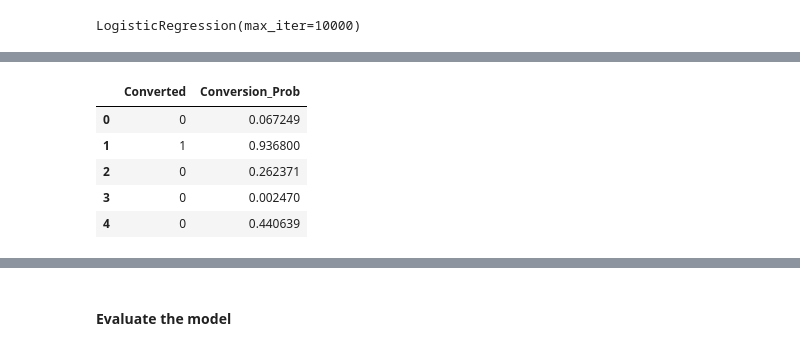
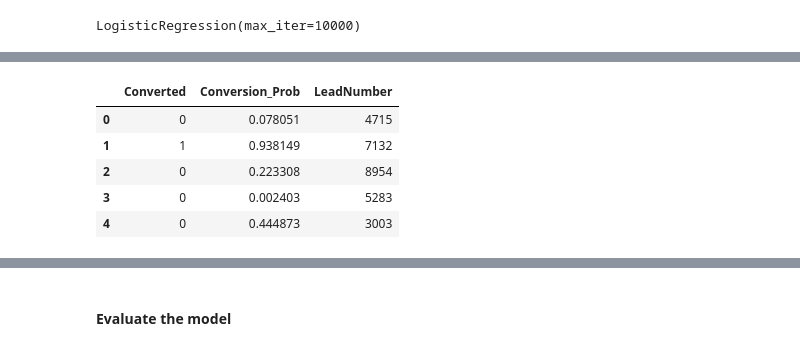
Before and after one commit to felixphilipk/Leads-Scoring, a Jupyter notebook: LeadScoringAssignment'.ipynb, the cells around one changed output, grey strips where cells are left out. Drawn from its saved outputs; the diff is of its cells as text; code cells hidden in the pictures.

```diff
--- a/LeadScoringAssignment'.ipynb
+++ b/LeadScoringAssignment'.ipynb
@@ -353,0 +584,3 @@ data = pd.get_dummies(data, columns=categorical_cols, drop_first=True)
+# %%
+data.drop(to_drop,axis=1,inplace=True)
+data.head()
@@ -440,0 +702,4 @@ Last Notable Activity_SMS Sent                           2.4348      0.129     1
+# %%
+#Dropping Tags_wrong number given column since its p value is very high
+X_train_sm.drop('Tags_wrong number given',1,inplace=True)
+X_train_sm.columns
@@ -440,0 +739,4 @@ Last Notable Activity_SMS Sent                           2.4348      0.129     1
+# %%
+#Dropping Lead Source_Welingak Website column since its p value is very high
+X_train_sm.drop('Lead Source_Welingak Website',1,inplace=True)
+X_train_sm.columns
@@ -440,0 +752,6 @@ Last Notable Activity_SMS Sent                           2.4348      0.129     1
+# %%
+# Fit the logistic regression model using statsmodels
+logm3 = sm.GLM(y_train, X_train_sm, family=sm.families.Binomial())
+res = logm3.fit()
+# Print the model summary
+print(res.summary())
@@ -494,14 +827,15 @@ array([6.72490586e-02, 9.36800282e-01, 2.62370673e-01, 2.46956508e-03,
 # %%
 # Data frame with given convertion rate and probablity of predicted ones
 y_train_pred_final = pd.DataFrame({'Converted':y_train.values, 'Conversion_Prob':y_train_pred})
+y_train_pred_final['LeadNumber']=y_train.index
 y_train_pred_final.head()
 # %% [output]
-|  | Converted | Conversion_Prob |
-| 0 | 0 | 0.067249 |
-| 1 | 1 | 0.936800 |
-| 2 | 0 | 0.262371 |
-| 3 | 0 | 0.002470 |
-| 4 | 0 | 0.440639 |
+|  | Converted | Conversion_Prob | LeadNumber |
+| 0 | 0 | 0.078051 | 4715 |
+| 1 | 1 | 0.938149 | 7132 |
+| 2 | 0 | 0.223308 | 8954 |
+| 3 | 0 | 0.002403 | 5283 |
+| 4 | 0 | 0.444873 | 3003 |
 # %%
 # Substituting 0 or 1 with the cut off as 0.5
 y_train_pred_final['Predicted'] = y_train_pred_final.Conversion_Prob.map(lambda x: 1 if x > 0.5 else 0)
```
Also changed, not shown: parts of 51 cells of this notebook.
